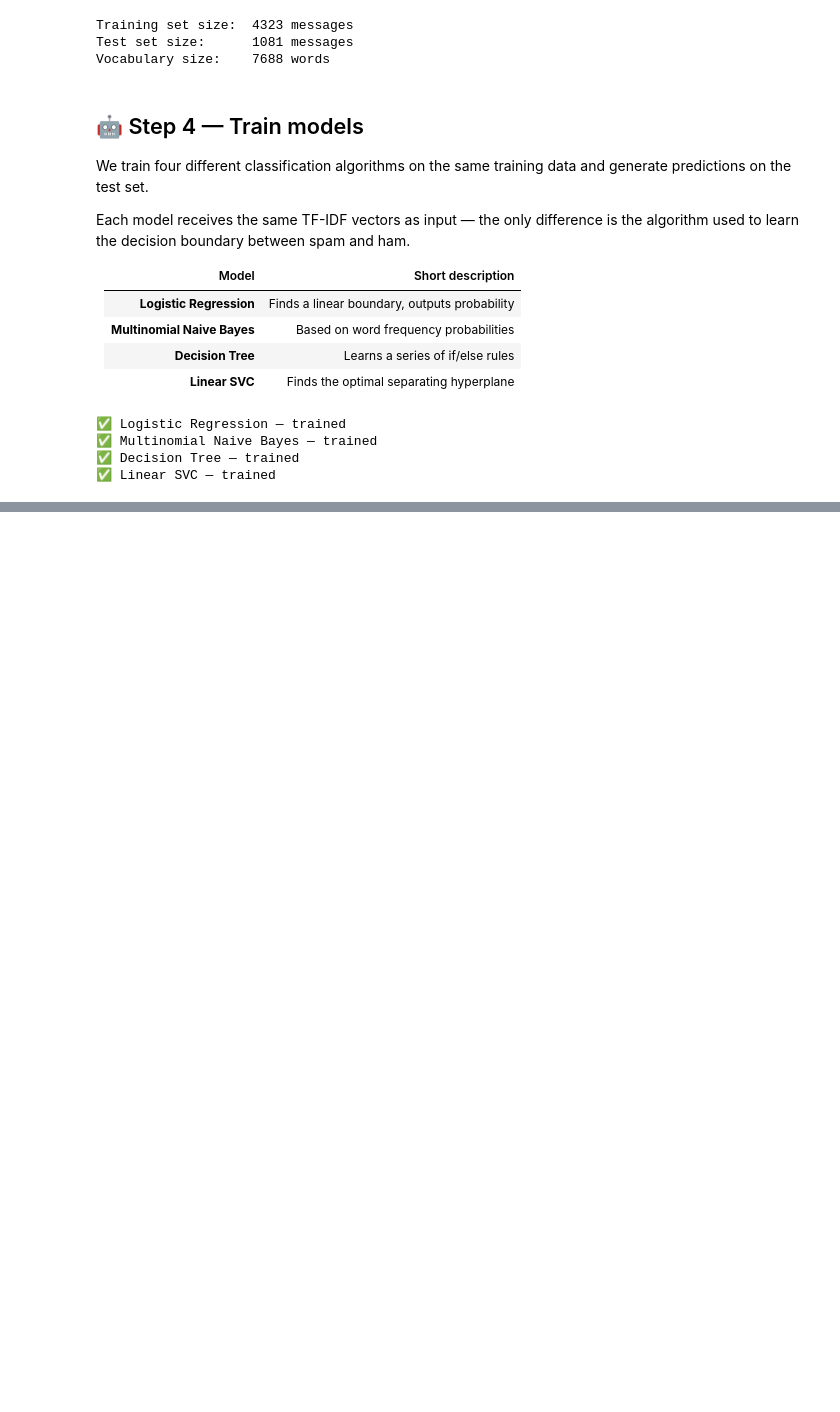
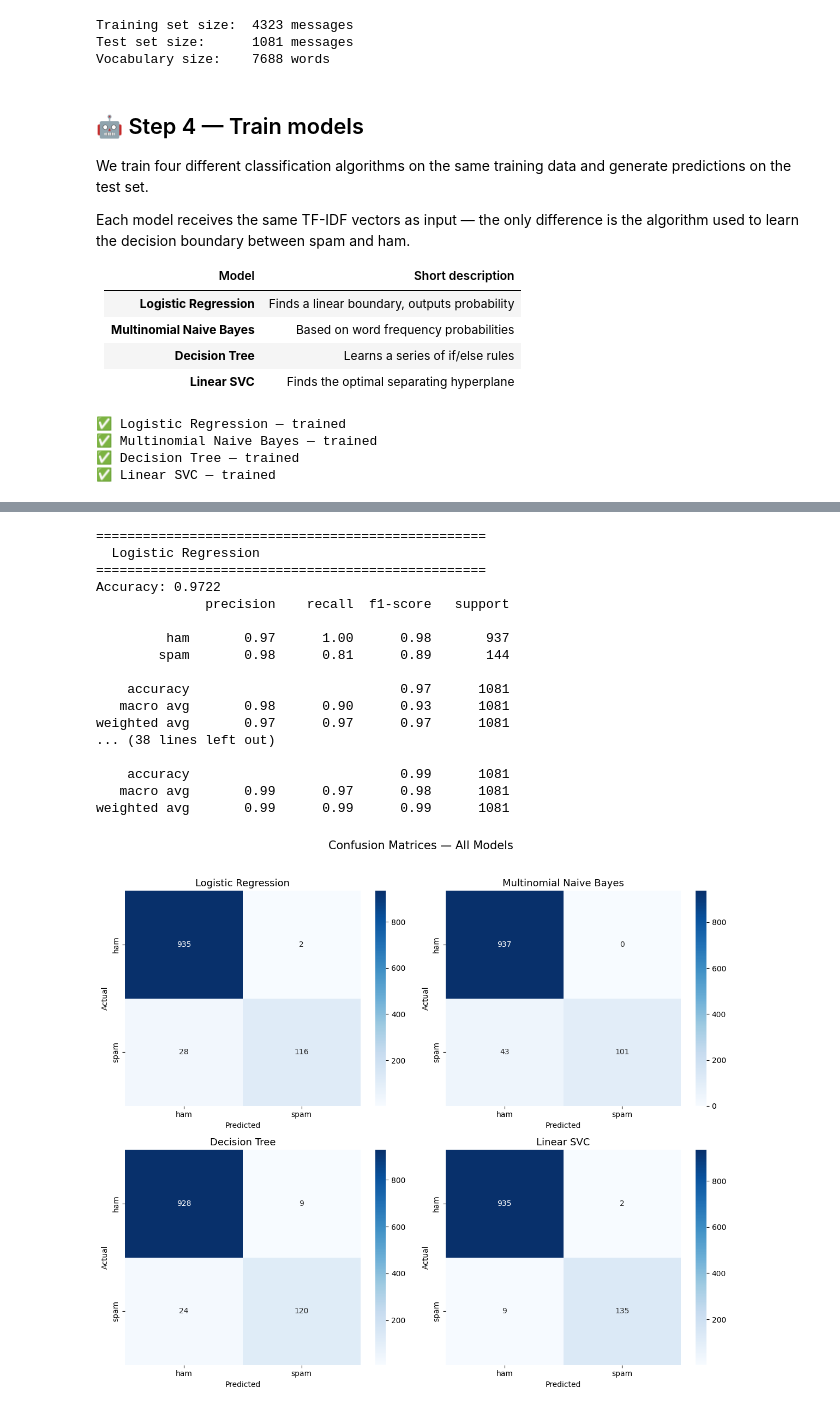
Before and after one commit to ivanadjuricic/Spam-Detection-Model-Evaluation, a Jupyter notebook: spam_model_evaluation.ipynb, the cells around one changed output, grey strips where cells are left out. Drawn from its saved outputs; the diff is of its cells as text; code cells hidden in the pictures; blank space fills up the shorter version.

Commit message:
Add Step 5 and Step 6: evaluation, confusion matrices, conclusion

```diff
--- a/spam_model_evaluation.ipynb
+++ b/spam_model_evaluation.ipynb
@@ -215,0 +226,51 @@ for name, model in models.items():
+# %%
+fig, axes = plt.subplots(2, 2, figsize=(12, 10))
+axes = axes.flatten()
+
+for i, (name, y_pred) in enumerate(predictions.items()):
+
+    # Accuracy & classification report
+    print(f"\n{'='*50}")
+    print(f"  {name}")
+    print(f"{'='*50}")
+    print(f"Accuracy: {accuracy_score(y_test, y_pred):.4f}")
+    print(classification_report(y_test, y_pred))
+
+    # Confusion matrix
+    cm = confusion_matrix(y_test, y_pred, labels=["ham", "spam"])
+    sns.heatmap(
+        cm,
+        annot=True,
+        fmt="d",
+        cmap="Blues",
+        xticklabels=["ham", "spam"],
+        yticklabels=["ham", "spam"],
+        ax=axes[i]
+    )
+    axes[i].set_title(name, fontsize=13)
+    axes[i].set_xlabel("Predicted")
+    axes[i].set_ylabel("Actual")
+
+plt.suptitle("Confusion Matrices — All Models", fontsize=15, y=1.02)
+plt.tight_layout()
+plt.savefig("data/confusion_matrices.png", bbox_inches="tight")
+plt.show()
+# %% [output]
+==================================================
+  Logistic Regression
+==================================================
+Accuracy: 0.9722
+              precision    recall  f1-score   support
+
+         ham       0.97      1.00      0.98       937
+        spam       0.98      0.81      0.89       144
+
+    accuracy                           0.97      1081
+   macro avg       0.98      0.90      0.93      1081
+weighted avg       0.97      0.97      0.97      1081
+... (38 lines left out)
+
+    accuracy                           0.99      1081
+   macro avg       0.99      0.97      0.98      1081
+weighted avg       0.99      0.99      0.99      1081
+[figure, added]
```
Also changed, not shown: parts of 2 cells of this notebook, 1 other file.
